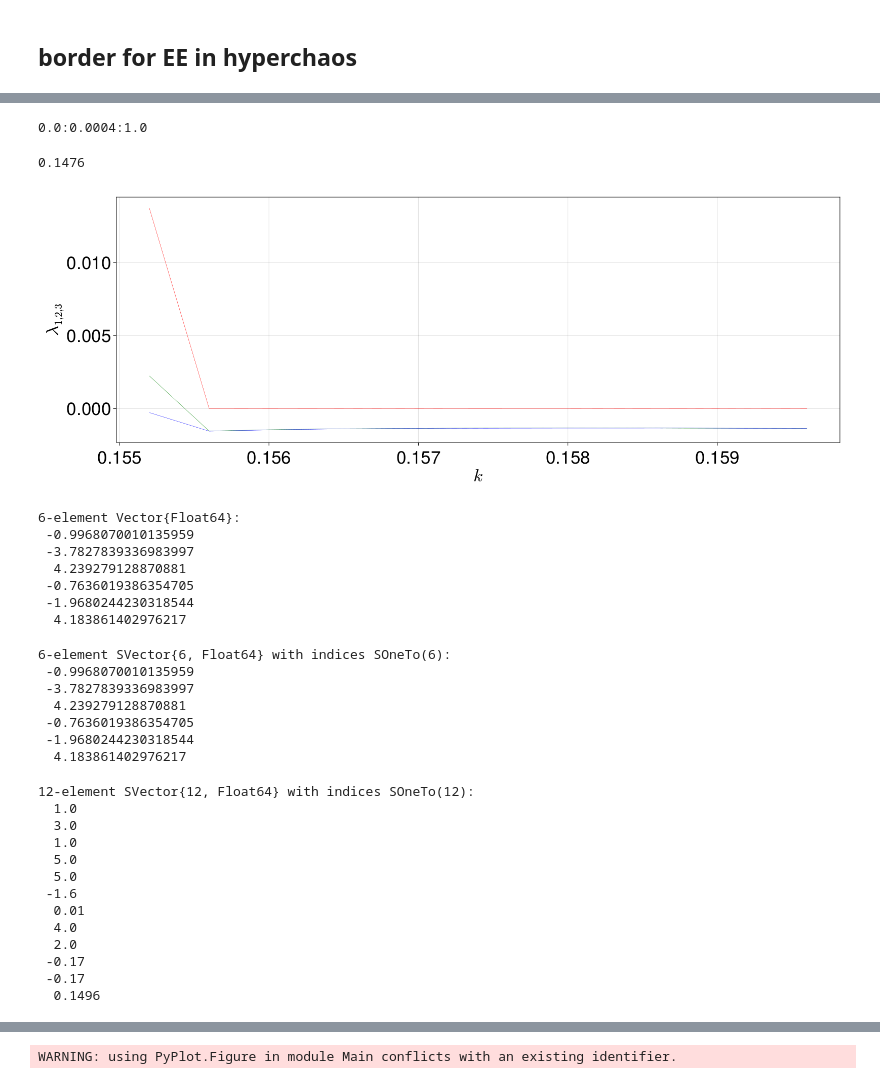
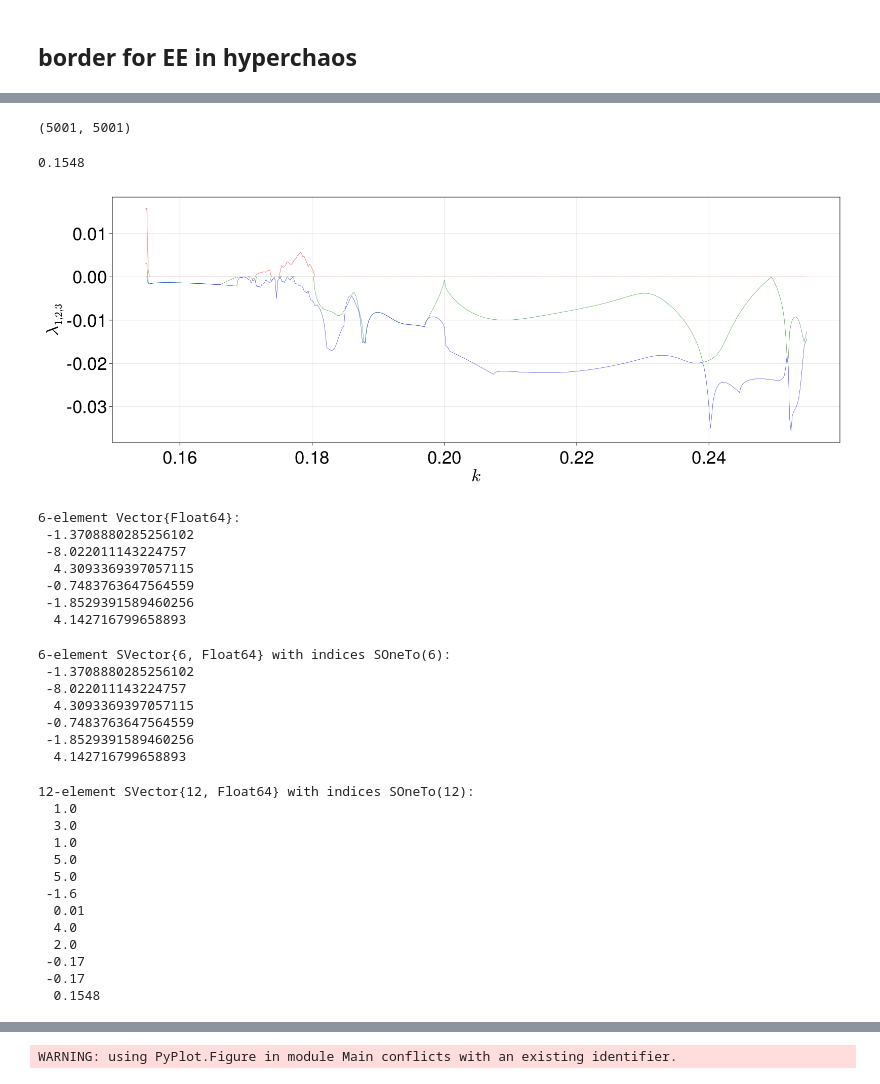
Before and after one commit to SergeyNovak777/dynamical-systems, a Jupyter notebook: Hindmarrh Rose/probablity density function/PDF hyperchaos.ipynb, the cells around one changed output, grey strips where cells are left out. Saved outputs shown, nothing was run; the diff lists cells and outputs as text; code cells hidden in the pictures.

```diff
--- a/Hindmarrh Rose/probablity density function/PDF hyperchaos.ipynb
+++ b/Hindmarrh Rose/probablity density function/PDF hyperchaos.ipynb
@@ -80,52 +80,57 @@ pwd()
 matrix_condition = load("condition_matrix_k1k2_0.17.jld")["data"];
 spectrum = load("spectrum_matrix_k1k2_0.17.jld")["data"];
 # %%
-k_space = range(0.0, 1.0, step = 0.0004)
+k_space = range(0.0, 1.0, step = 0.0002)
+length(k_space), length(spectrum[1, :])
 # %% [output]
-0.0:0.0004:1.0
+(5001, 5001)
 # %%
-k_space[370]
+index = 775
+k_space[index]
 # %% [output]
-0.1476
+0.1548
 # %%
 f = Figure(resolution = (1600, 600), fontsize = 35)
 
 ax = Axis(f[1, 1], xlabel = L"k", ylabel = L"\lambda_{1, 2, 3}")
-st = 389
-lines!(ax, k_space[st:400], spectrum[1, st:400], color = "red", linewidth = 0.5)
-lines!(ax, k_space[st:400], spectrum[2, st:400], color = "green", linewidth = 0.5)
-lines!(ax, k_space[st:400], spectrum[3, st:400], color = "blue", linewidth = 0.5)
+
+ts = index
+tf = index + 500
+
+lines!(ax, k_space[ts:tf], spectrum[1, ts:tf], color = "red", linewidth = 0.5)
+lines!(ax, k_space[ts:tf], spectrum[2, ts:tf], color = "green", linewidth = 0.5)
+lines!(ax, k_space[ts:tf], spectrum[3, ts:tf], color = "blue", linewidth = 0.5)
 
 f
 # %% [output]
-[figure, old version]
+[figure, new version]
 # %%
-matrix_condition[:, 375]
+matrix_condition[:, index]
 # %% [output]
 6-element Vector{Float64}:
- -0.9968070010135959
- -3.7827839336983997
-  4.239279128870881
- -0.7636019386354705
- -1.9680244230318544
-  4.183861402976217
+ -1.3708880285256102
+ -8.022011143224757
+  4.3093369397057115
+ -0.7483763647564559
+ -1.8529391589460256
+  4.142716799658893
 # %%
-condition_chaos = SA[   -0.9968070010135959
- -3.7827839336983997
-  4.239279128870881
- -0.7636019386354705
- -1.9680244230318544
-  4.183861402976217]
+condition_chaos = SA[    -1.3708880285256102
+ -8.022011143224757
+  4.3093369397057115
+ -0.7483763647564559
+ -1.8529391589460256
+  4.142716799658893]
 # %% [output]
 6-element SVector{6, Float64} with indices SOneTo(6):
- -0.9968070010135959
- -3.7827839336983997
-  4.239279128870881
- -0.7636019386354705
- -1.9680244230318544
-  4.183861402976217
+ -1.3708880285256102
+ -8.022011143224757
+  4.3093369397057115
+ -0.7483763647564559
+ -1.8529391589460256
+  4.142716799658893
 # %%
-k = k_space[375]
+k = k_space[index]
 p = SA[a, b, c, d, s, xr, r, I, xv, k1, k2, k]
 # %% [output]
 12-element SVector{12, Float64} with indices SOneTo(12):
@@ -140,7 +145,7 @@ p = SA[a, b, c, d, s, xr, r, I, xv, k1, k2, k]
   2.0
  -0.17
  -0.17
-  0.1496
+  0.1548
 # %%
 prob = ODEProblem(HR, condition_chaos, tspan, p)
 # %% [output]
```
Also changed, not shown: parts of 9 cells of this notebook, 15 other files.
